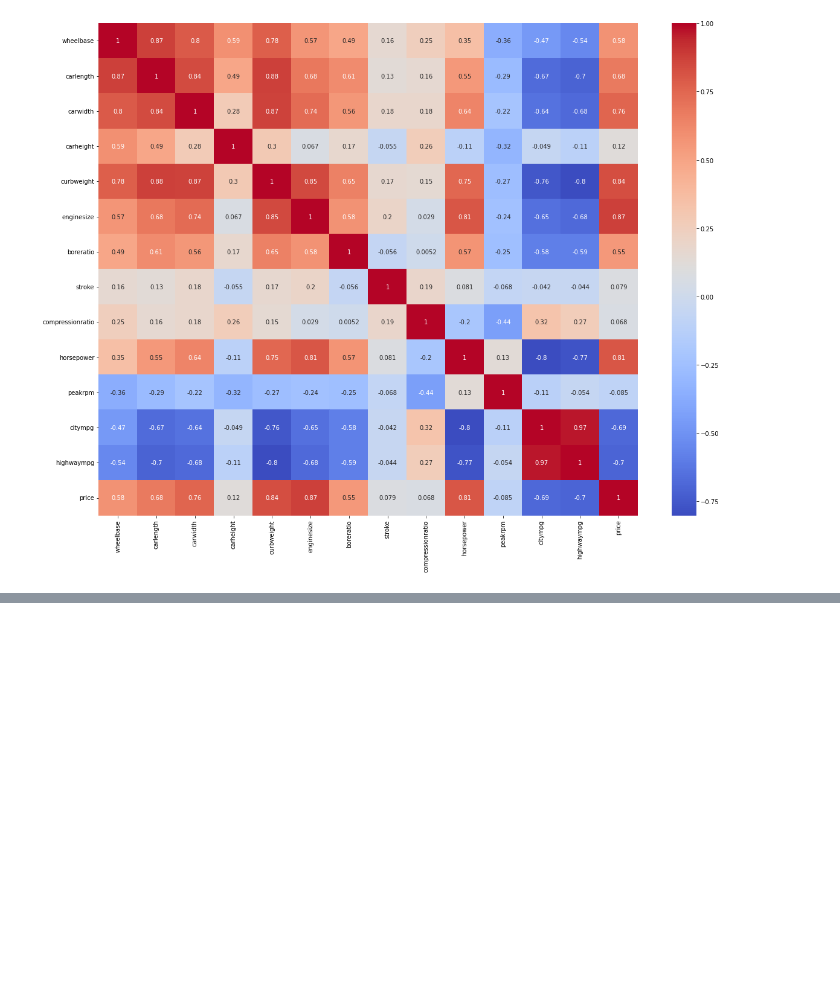
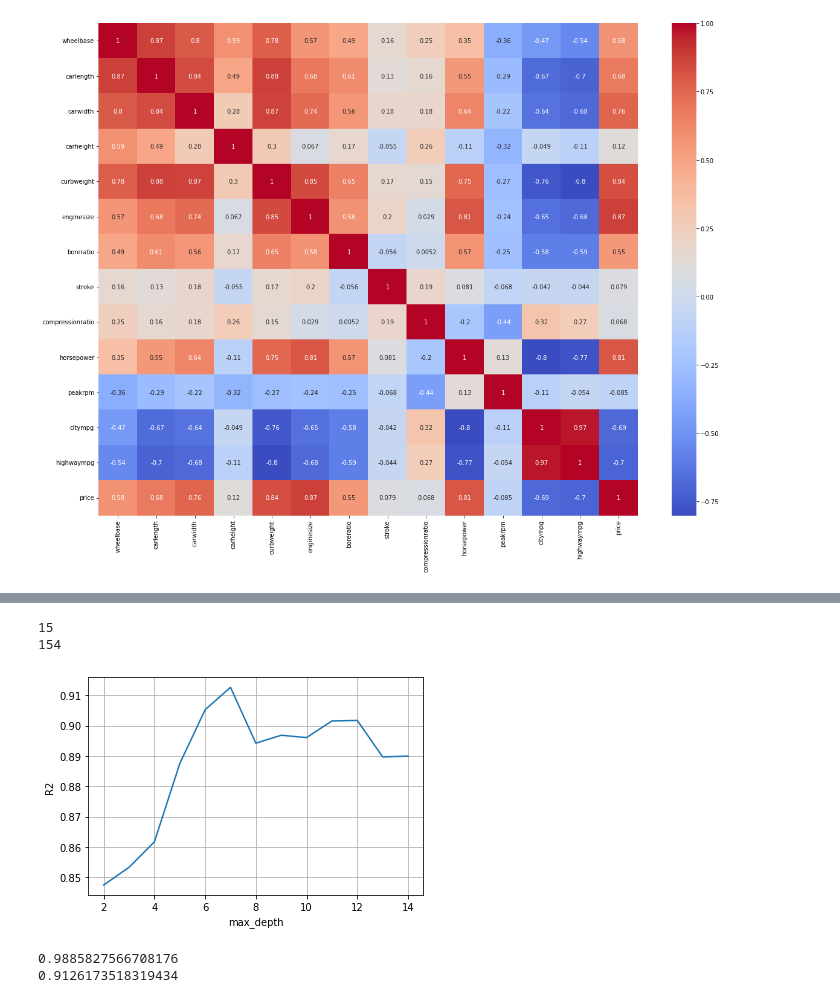
Before and after one commit to nathandhawale/Car-Price-Prediction, a Jupyter notebook: carprice.ipynb, the cells around one changed output, grey strips where cells are left out. Saved outputs shown, nothing was run; the diff lists cells and outputs as text; code cells hidden in the pictures; blank space fills up the shorter version.

Commit message:
Updated Decision Tree

```diff
--- a/carprice.ipynb
+++ b/carprice.ipynb
@@ -176,4 +212,7 @@ preprocessor.fit(X_train)
+# %%
+X_train_processed = preprocessor.transform(X_train)
+X_test_processed = preprocessor.transform(X_test)
 # %%
 dec_tree = DecisionTreeRegressor(random_state=42)
 # %%
-dec_tree.fit(X_train, y_train)
+dec_tree.fit(X_train_processed, y_train)
@@ -179,0 +224,6 @@ dec_tree.fit(X_train, y_train)
+# %%
+train_score = dec_tree.score(X_train_processed, y_train)
+test_score = dec_tree.score(X_test_processed, y_test)
+
+print(train_score)
+print(test_score)
@@ -179,0 +247,37 @@ dec_tree.fit(X_train, y_train)
+# %%
+print(dec_tree.get_depth())
+print(dec_tree.get_n_leaves())
+# %% [output]
+15
+154
+# %%
+depths = list(range(2,15))
+
+scores = pd.DataFrame(index = depths, columns = ["Test Score", "Train Score"])
+
+for depth in depths:
+    dec_tree = DecisionTreeRegressor(max_depth = depth, random_state=42)
+    dec_tree.fit(X_train_processed, y_train)
+    train_score = dec_tree.score(X_train_processed, y_train)
+    test_score = dec_tree.score(X_test_processed, y_test)
+    scores.loc[depth, 'Train Score'] = train_score
+    scores.loc[depth, "Test Score"] = test_score
+# %%
+plt.plot(depths, scores['Test Score'])
+plt.xlabel('max_depth')
+plt.ylabel('R2')
+plt.grid()
+# %% [output]
+[figure, added]
+# %%
+dec_tree7 = DecisionTreeRegressor(max_depth = 7, random_state = 42)
+dec_tree7.fit(X_train_processed, y_train)
+
+train_7_score = dec_tree7.score(X_train_processed, y_train)
+test_7_score = dec_tree7.score(X_test_processed, y_test)
+
+print(train_7_score)
+print(test_7_score)
+# %% [output]
+0.9885827566708176
+0.9126173518319434
```
Also changed, not shown: parts of 9 cells of this notebook.
